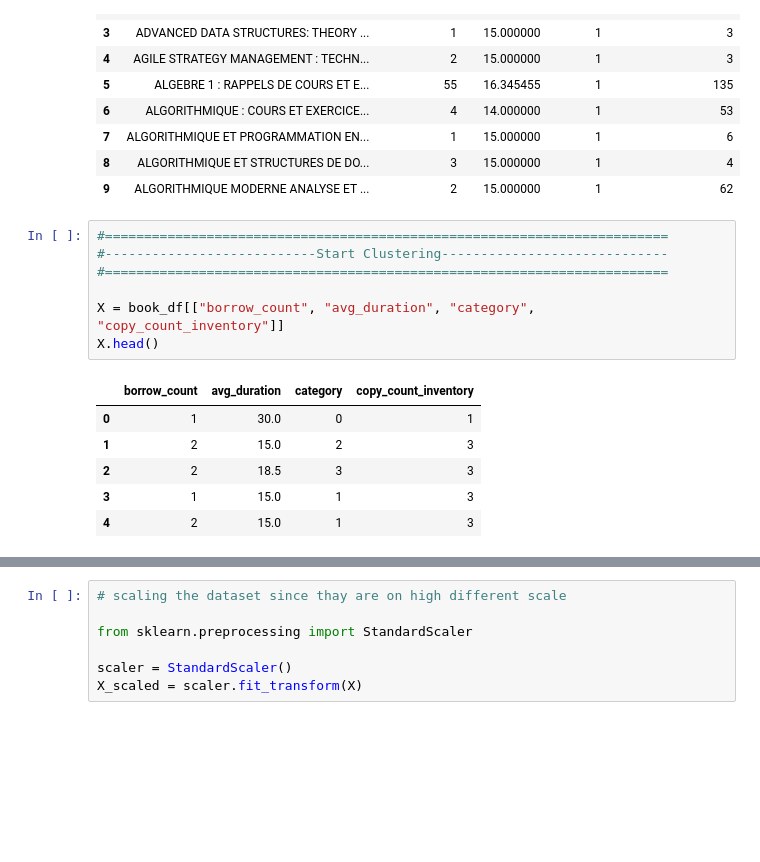
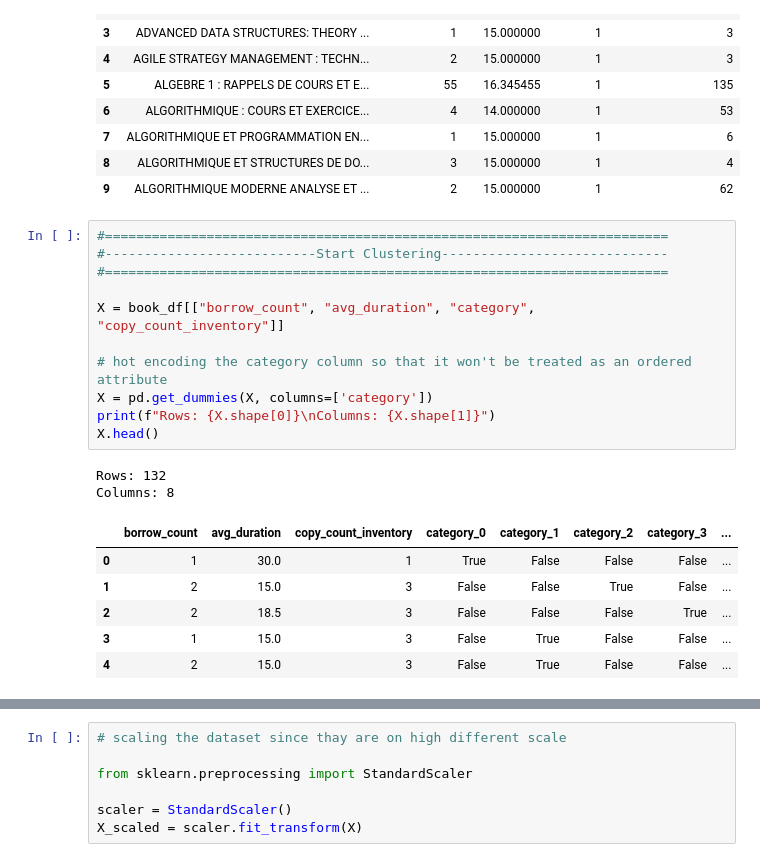
Before and after one commit to mustafaots/Library-Optimization-and-Book-Recommendation-Data-Mining-Project, a Jupyter notebook: notebooks/models/clustering-2/model.ipynb, the cells around one changed output, grey strips where cells are left out. Drawn from its saved outputs; the diff is of its cells as text; blank space fills up the shorter version.

```diff
--- a/notebooks/models/clustering-2/model.ipynb
+++ b/notebooks/models/clustering-2/model.ipynb
@@ -81,14 +83,20 @@ dtype: int64
 # %%
 #========================================================================
 #---------------------------Start Clustering-----------------------------
 #========================================================================
 
 X = book_df[["borrow_count", "avg_duration", "category", "copy_count_inventory"]]
+
+# hot encoding the category column so that it won't be treated as an ordered attribute
+X = pd.get_dummies(X, columns=['category'])
+print(f"Rows: {X.shape[0]}\nColumns: {X.shape[1]}")
 X.head()
 # %% [output]
+Rows: 132
+Columns: 8
-|  | borrow_count | avg_duration | category | copy_count_inventory |
-| 0 | 1 | 30.0 | 0 | 1 |
-| 1 | 2 | 15.0 | 2 | 3 |
-| 2 | 2 | 18.5 | 3 | 3 |
-| 3 | 1 | 15.0 | 1 | 3 |
-| 4 | 2 | 15.0 | 1 | 3 |
+|  | borrow_count | avg_duration | copy_count_inventory | category_0 | category_1 | category_2 | category_3 | ... |
+| 0 | 1 | 30.0 | 1 | True | False | False | False | ... |
+| 1 | 2 | 15.0 | 3 | False | False | True | False | ... |
+| 2 | 2 | 18.5 | 3 | False | False | False | True | ... |
+| 3 | 1 | 15.0 | 3 | False | True | False | False | ... |
+| 4 | 2 | 15.0 | 3 | False | True | False | False | ... |
```
Also changed, not shown: parts of 15 cells of this notebook.
